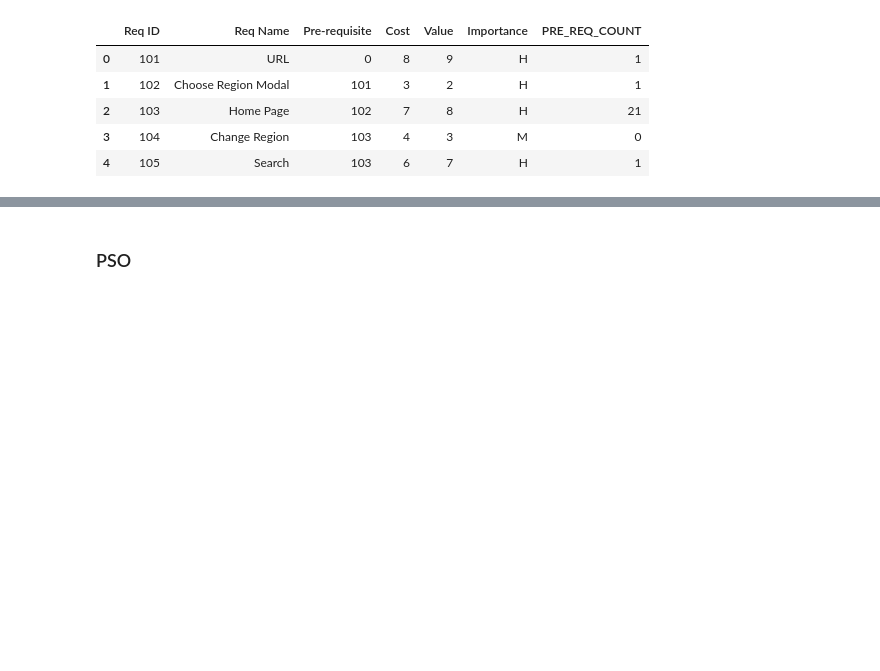
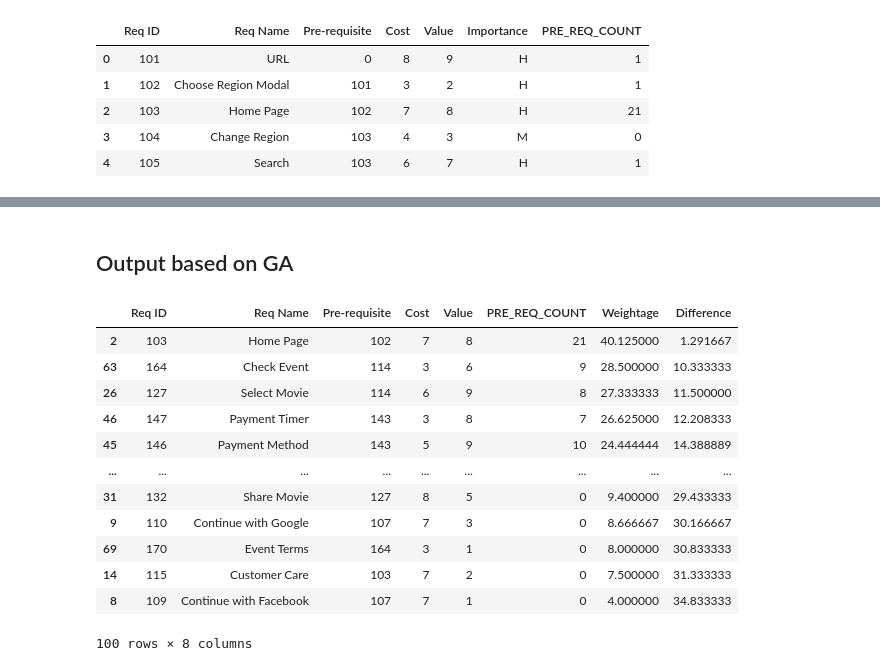
Before and after one commit to GocGamaar/Requirement-Prioritization, a Jupyter notebook: BMS Requirements.ipynb, the cells around one changed output, grey strips where cells are left out. Drawn from its saved outputs; the diff is of its cells as text; code cells hidden in the pictures; blank space fills up the shorter version.

```diff
--- a/BMS Requirements.ipynb
+++ b/BMS Requirements.ipynb
@@ -162,2 +156,24 @@ GA took  0.09943985939025879  seconds
-# %% [markdown]
-### PSO
+# %% [markdown]
+## Output based on GA
+# %%
+gafile = dfile.copy()
+# %%
+gafile['Difference'] = abs( gafile['Weightage']-best_fitness)
+gafile = gafile.drop(['H', 'L', 'M'], axis=1)
+gafile.sort_values('Difference', ascending=True, axis=0, inplace = True)
+# %%
+gafile
+# %% [output]
+|  | Req ID | Req Name | Pre-requisite | Cost | Value | PRE_REQ_COUNT | Weightage | Difference |
+| 2 | 103 | Home Page | 102 | 7 | 8 | 21 | 40.125000 | 1.291667 |
+| 63 | 164 | Check Event | 114 | 3 | 6 | 9 | 28.500000 | 10.333333 |
+| 26 | 127 | Select Movie | 114 | 6 | 9 | 8 | 27.333333 | 11.500000 |
+| 46 | 147 | Payment Timer | 143 | 3 | 8 | 7 | 26.625000 | 12.208333 |
+| 45 | 146 | Payment Method | 143 | 5 | 9 | 10 | 24.444444 | 14.388889 |
+| ... | ... | ... | ... | ... | ... | ... | ... | ... |
+| 31 | 132 | Share Movie | 127 | 8 | 5 | 0 | 9.400000 | 29.433333 |
+| 9 | 110 | Continue with Google | 107 | 7 | 3 | 0 | 8.666667 | 30.166667 |
+| 69 | 170 | Event Terms | 164 | 3 | 1 | 0 | 8.000000 | 30.833333 |
+| 14 | 115 | Customer Care | 103 | 7 | 2 | 0 | 7.500000 | 31.333333 |
+| 8 | 109 | Continue with Facebook | 107 | 7 | 1 | 0 | 4.000000 | 34.833333 |
+100 rows × 8 columns
```
Also changed, not shown: parts of 27 cells of this notebook, 2 other files.
